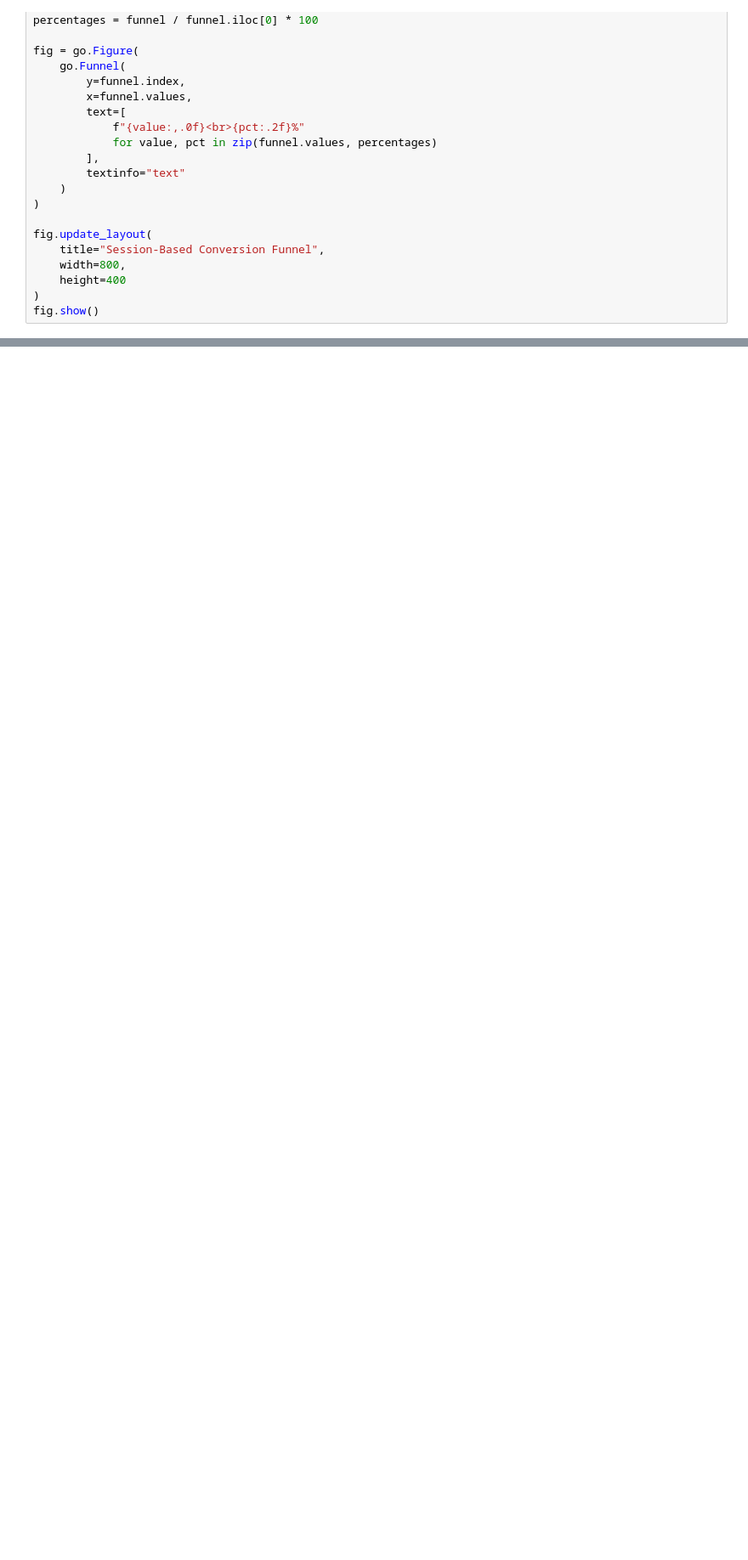
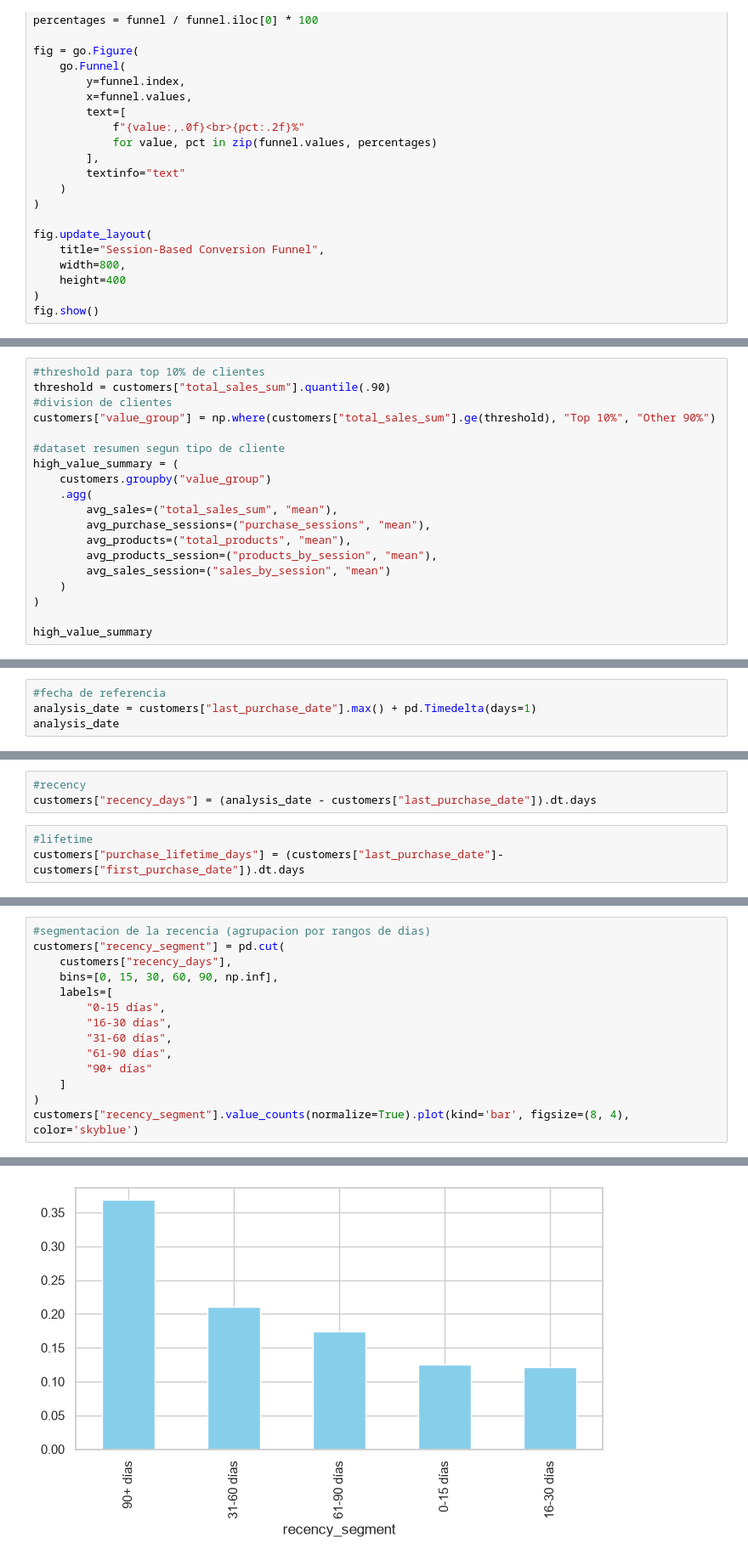
Before and after one commit to jordipsans/ecommerce-growth-analytics, a Jupyter notebook: notebooks/03_AnalisisInsights.ipynb, the cells around one changed output, grey strips where cells are left out. Shown at 85% size. Saved outputs shown, nothing was run; the diff lists cells and outputs as text; blank space fills up the shorter version.

```diff
--- a/notebooks/03_AnalisisInsights.ipynb
+++ b/notebooks/03_AnalisisInsights.ipynb
@@ -534,0 +747,19 @@ La diferencia entre CR Global y CR Funnel se debe a que CR Globasl se calcula co
+# %%
+#threshold para top 10% de clientes
+threshold = customers["total_sales_sum"].quantile(.90)
+#division de clientes
+customers["value_group"] = np.where(customers["total_sales_sum"].ge(threshold), "Top 10%", "Other 90%")
+
+#dataset resumen segun tipo de cliente
+high_value_summary = (
+    customers.groupby("value_group")
+    .agg(
+        avg_sales=("total_sales_sum", "mean"),
+        avg_purchase_sessions=("purchase_sessions", "mean"),
+        avg_products=("total_products", "mean"),
+        avg_products_session=("products_by_session", "mean"),
+        avg_sales_session=("sales_by_session", "mean")
+    )
+)
+
+high_value_summary
@@ -534,0 +773,4 @@ La diferencia entre CR Global y CR Funnel se debe a que CR Globasl se calcula co
+# %%
+#fecha de referencia
+analysis_date = customers["last_purchase_date"].max() + pd.Timedelta(days=1)
+analysis_date
@@ -534,0 +779,6 @@ La diferencia entre CR Global y CR Funnel se debe a que CR Globasl se calcula co
+# %%
+#recency
+customers["recency_days"] = (analysis_date - customers["last_purchase_date"]).dt.days
+# %%
+#lifetime
+customers["purchase_lifetime_days"] = (customers["last_purchase_date"]- customers["first_purchase_date"]).dt.days
@@ -534,0 +826,15 @@ La diferencia entre CR Global y CR Funnel se debe a que CR Globasl se calcula co
+# %%
+#segmentacion de la recencia (agrupacion por rangos de dias)
+customers["recency_segment"] = pd.cut(
+    customers["recency_days"],
+    bins=[0, 15, 30, 60, 90, np.inf],
+    labels=[
+        "0-15 días",
+        "16-30 días",
+        "31-60 días",
+        "61-90 días",
+        "90+ días"
+    ]
+)
+customers["recency_segment"].value_counts(normalize=True).plot(kind='bar', figsize=(8, 4), color='skyblue')
+# %% [output]
@@ -534,0 +842 @@ La diferencia entre CR Global y CR Funnel se debe a que CR Globasl se calcula co
+[figure, added]
```
Also changed, not shown: parts of 96 cells of this notebook.
